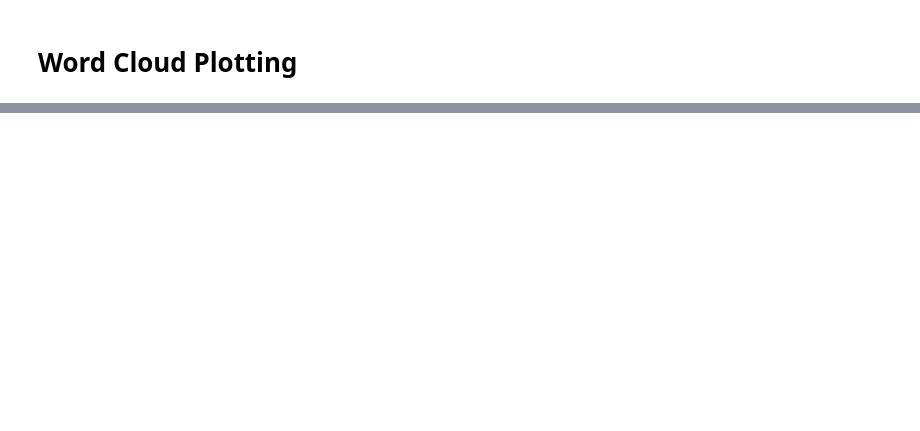
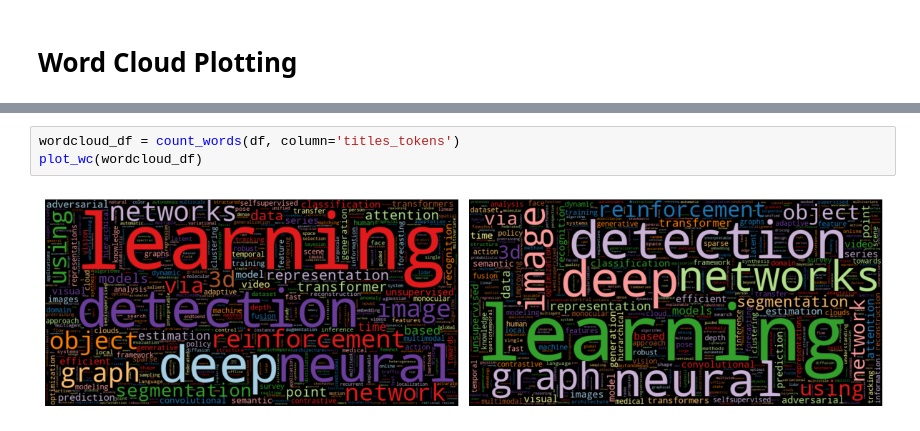
Before and after one commit to ADS-509-01-SP23-Applied-Text-Mining/ADS-509_Final_Project, a Jupyter notebook: Read_in_Picklefile.ipynb, the cells around one changed output, grey strips where cells are left out. Saved outputs shown, nothing was run; the diff lists cells and outputs as text; blank space fills up the shorter version.

```diff
--- a/Read_in_Picklefile.ipynb
+++ b/Read_in_Picklefile.ipynb
@@ -231 +286,6 @@ def plot_wc(wordcloud_df):
+# %%
+wordcloud_df = count_words(df, column='titles_tokens')
+plot_wc(wordcloud_df)
+# %% [output]
+[figure, added]
 # %% [markdown]
```
Also changed, not shown: parts of 13 cells of this notebook.
